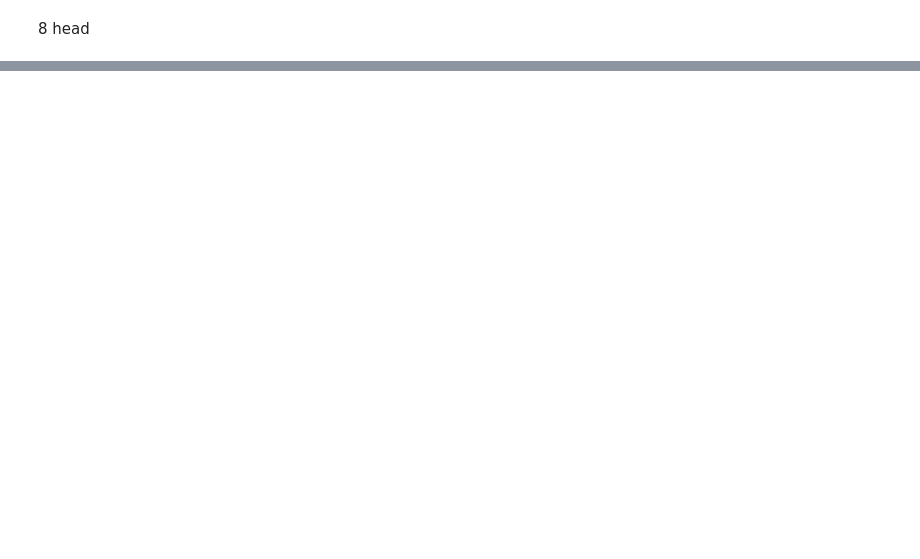
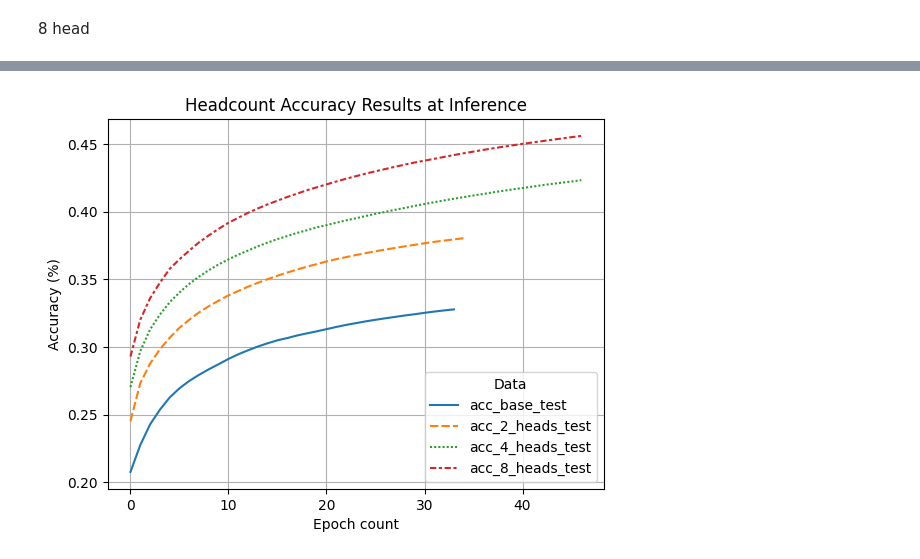
Before and after one commit to JunsooJung/CUB_NNDL_Final, a Jupyter notebook: Deep_Learning_Final_Prototype.ipynb, the cells around one changed output, grey strips where cells are left out. Drawn from its saved outputs; the diff is of its cells as text; code cells hidden in the pictures; blank space fills up the shorter version.

```diff
--- a/Deep_Learning_Final_Prototype.ipynb
+++ b/Deep_Learning_Final_Prototype.ipynb
@@ -570,0 +830,10 @@ Epoch 12
+# %%
+Headcount_accuracy = sns.lineplot(data = vit_results_df[['acc_base_test', 'acc_2_heads_test', 'acc_4_heads_test', 'acc_8_heads_test']])
+plt.title("Headcount Accuracy Results at Inference")
+plt.xlabel('Epoch count')
+plt.ylabel('Accuracy (%)')
+plt.legend(title = 'Data')
+plt.grid(True)
+plt.show()
+# %% [output]
+[figure, added]
```
Also changed, not shown: parts of 22 cells of this notebook.
